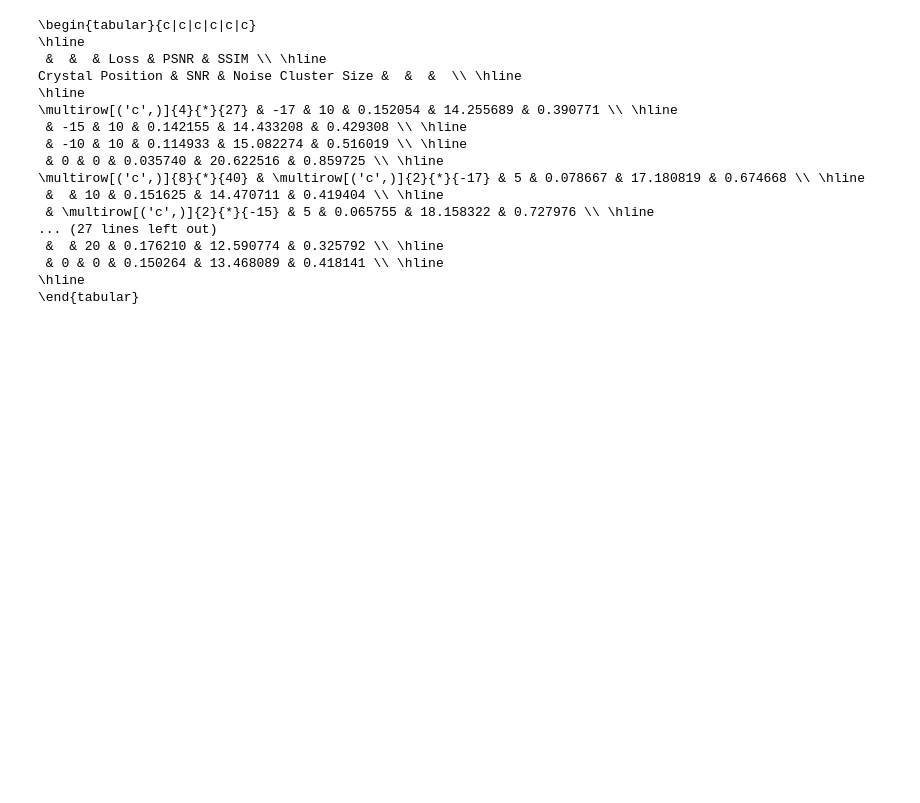
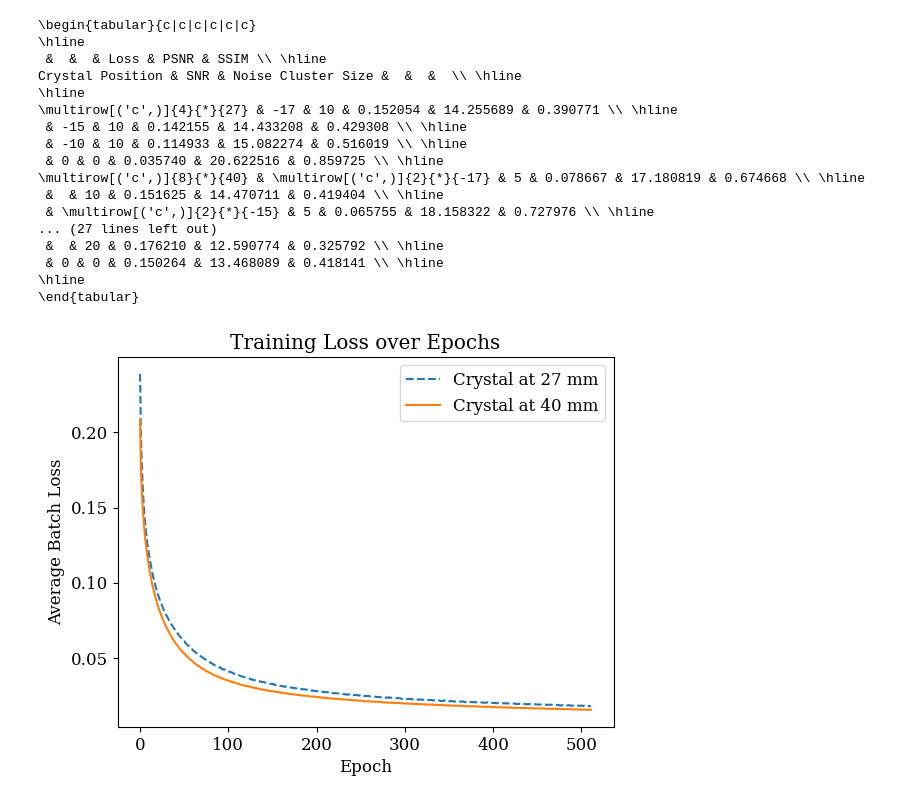
Before and after one commit to mbthomas1124/single-pixel-imaging, a Jupyter notebook: code/figures.ipynb, the cells around one changed output. Saved outputs shown, nothing was run; the diff lists cells and outputs as text; code cells hidden in the pictures; blank space fills up the shorter version.

```diff
--- a/code/figures.ipynb
+++ b/code/figures.ipynb
@@ -39,0 +45,29 @@ Crystal Position & SNR & Noise Cluster Size &  &  &  \\ \hline
+# %%
+matplotlib.rcParams['font.family'] = "serif"
+matplotlib.rcParams['font.sans-serif'] = "Times New Roman"
+matplotlib.rcParams['font.size'] = 12
+
+exp_27 = "../data/features/EXP_by_crystal/Crystal27mm/train_loss.pt"
+exp_40 = "../data/features/EXP_by_crystal/Crystal40mm/train_loss.pt"
+sim_27 = "../data/features/SIM_by_crystal/27mm/train_loss.pt"
+sim_40 = "../data/features/SIM_by_crystal/0.8f/train_loss.pt"
+
+exp_27 = torch.load(exp_27, map_location=torch.device('cpu'))
+exp_40 = torch.load(exp_40, map_location=torch.device('cpu'))
+sim_27 = torch.load(sim_27, map_location=torch.device('cpu'))
+sim_40 = torch.load(sim_40, map_location=torch.device('cpu'))
+
+exp_27 = list(map(torch.Tensor.item, exp_27))
+exp_40 = list(map(torch.Tensor.item, exp_40))
+sim_27 = list(map(torch.Tensor.item, sim_27))
+sim_40 = list(map(torch.Tensor.item, sim_40))
+
+plt.plot(exp_27, label = "Crystal at 27 mm", linestyle='dashed')
+plt.plot(exp_40, label = "Crystal at 40 mm")
+plt.title("Training Loss over Epochs")
+plt.ylabel("Average Batch Loss")
+plt.xlabel("Epoch")
+plt.legend()
+plt.show()
+# %% [output]
+[figure, added]
```
Also changed, not shown: parts of 2 cells of this notebook, 12 other files.
